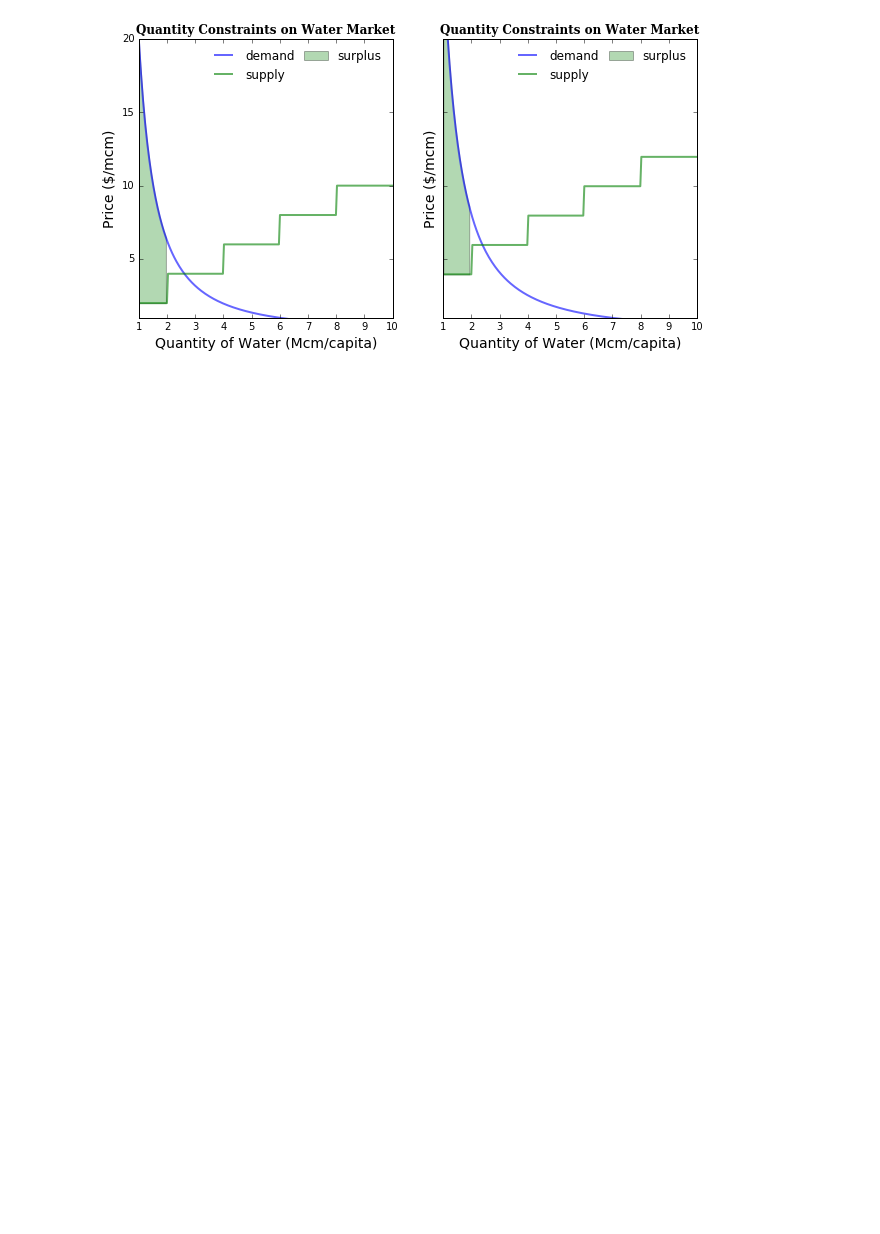
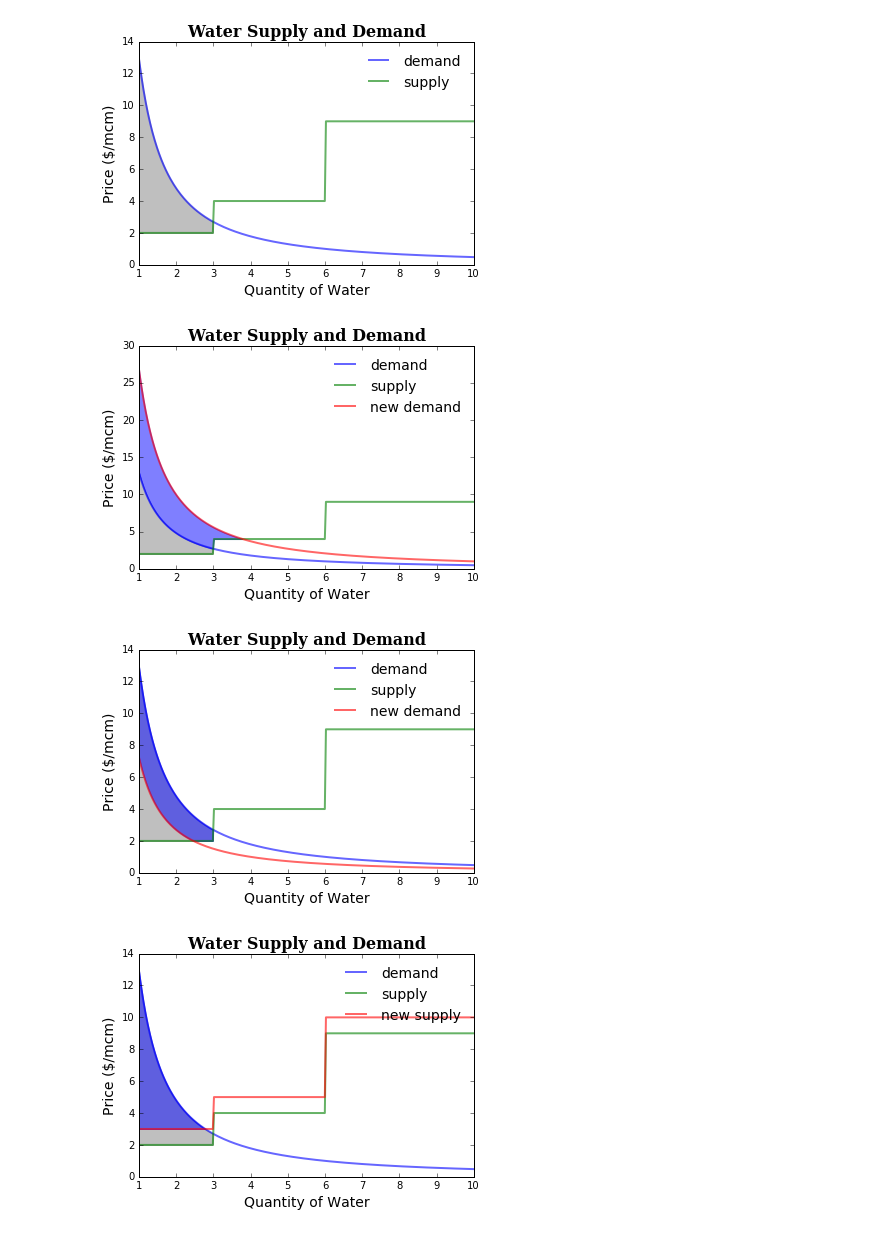
Before and after one commit to akaufman10/was, a Jupyter notebook: Supply_and_Demand.ipynb, the cells around one changed output. Cells and saved outputs as stored; diff of their text form; code cells hidden in the pictures; blank space fills up the shorter version.

```diff
--- a/Supply_and_Demand.ipynb
+++ b/Supply_and_Demand.ipynb
@@ -410,56 +122,6 @@ interact(graphMaker.drawTradeoff,totalSupply=(1,6,.2), firstMarketFrac=(.001,.99
-# %%
-kwargDict = {
-             'optimize':'True',
-             'waterSupply':4,
-             'waterSharePct':.4,
-             'supplyChange':2,
-             'demandChange':1
-            }
-
-
-def buildSupplyPoints(width, height, steps):
-    supplyPoints = [(0,height)]
-    supplyPoints.extend([(supplyPoints[0][0]+width*(i+1),supplyPoints[0][1]+height*(i+1)) for i in range(int(steps/width))])
-    return supplyPoints
-
-def makeKwargs(kwargDict):
-    mixMaxRangeTupples = {}
-    for k,v in kwargDict.iteritems():
-        try:
-            mixMaxRangeTupples[k]=(v-2*v,v+2*v,v/50)
-        except TypeError:
-            continue
-    return mixMaxRangeTupples
-
-@interact(**makeKwargs(kwargDict))
-def compareMarketsSimple(optimize=('True','False'),waterSharePct=None,waterSupply=None,supplyChange=None,demandChange=None):
-    supplyLevels = buildSupplyPoints(2,2,8)
-    newSupplyLevels = [(i,j+supplyChange) for i,j in supplyLevels]
-    demand_parameters = {'multiplier':6,'elasticity':.6}
-    newDemand_parameters = {'multiplier':6+demandChange,'elasticity':.6}
-    Market = market(demandFunc(**demand_parameters), supplyFunc(supplyLevels))
-    newMarket = market(demandFunc(**newDemand_parameters), supplyFunc(newSupplyLevels))
-    graphMaker = scenarioSimulator(Market)
-    if optimize == 'True':
-        graphMaker.drawOptimalTradeoff(totalSupply = waterSupply, otherMarket=newMarket)
-    else:
-        graphMaker.drawTradeoff(waterSupply,waterSharePct, otherMarket=newMarket)
-
-
-kwargDict1 = {
-             'optimize':'True',
-             'waterSupply':40,
-             'waterSharePct':.4,
-             'demandMult1':60,
-             'demandMult2':60,
-             'demandElas1':.6,
-             'demandElas2':.6,
-             'stepWidth1':2,
-             'stepHeight':2,
-             'steps':8,
-             'supplyChange':2,
-             'demandChangeM':1,
-             'demandChangeE':.1,
-            }
-# %% [output]
-[figure, removed]
+# %%
+stepPoints = [(0,2),(3,4),(6,9)]
+demand_paramaters = {'multiplier':6,'elasticity':.7}
+supplyFunction = supplyFunc(stepPoints)
+demandFunction = demandFunc(**demand_paramaters)
+Market = market(demandFunction,supplyFunction)
@@ -465,0 +227,15 @@ kwargDict1 = {
+# %%
+graphing = scenarioSimulator(Market)
+# %%
+graphing.drawBasicPlot()
+
+graphing.drawDemandShift(4)
+graphing.drawDemandShift(-2)
+
+graphing.drawSupplyShift()
+graphing.drawSupplyShift(-1)
+# %% [output]
+[figure, added]
+[figure, added]
+[figure, added]
+[figure, added]
```
Also changed, not shown: parts of 9 cells of this notebook.
